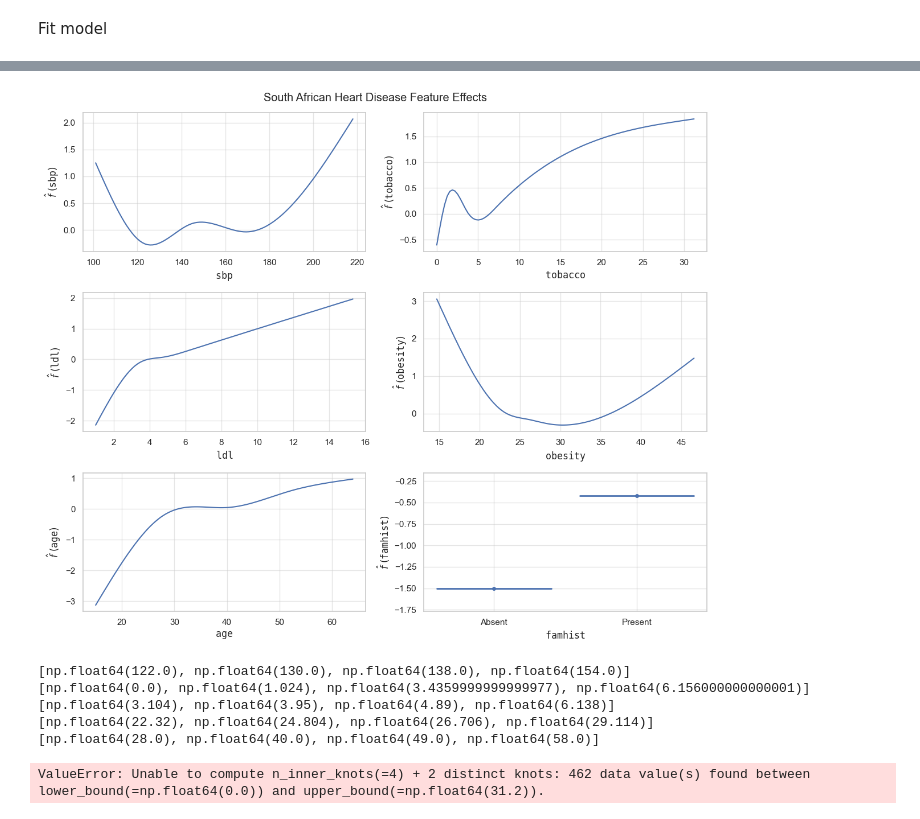
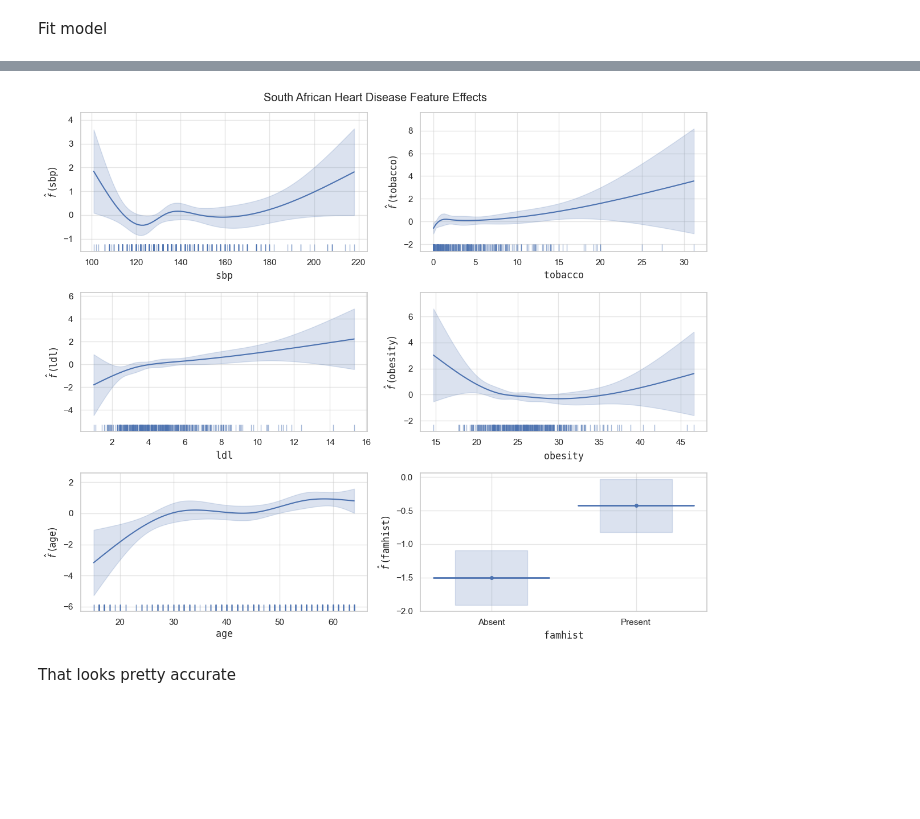
Before and after one commit to chris-leonard/elements-of-statistical-learning, a Jupyter notebook: chapter-8/splines.ipynb, the cells around one changed output, grey strips where cells are left out. Saved outputs shown, nothing was run; the diff lists cells and outputs as text; code cells hidden in the pictures; blank space fills up the shorter version.

Commit message:
add std errs to the south african spline plots

```diff
--- a/chapter-8/splines.ipynb
+++ b/chapter-8/splines.ipynb
@@ -828,5 +663,0 @@ Fit model
-# %%
-y, X = dmatrices("chd ~ " + make_dmatrix_formula(feature_types), heart_data)
-
-log_reg = LogisticRegression(penalty=None, fit_intercept=False, random_state=const.RANDOM_SEED)
-log_reg.fit(X, y)
@@ -993,8 +663,0 @@ plt.plot(x_pred, y_pred, label="sbp")
-# %%
-x = heart_data["sbp"].values
-n_inner_knots = 3
-
-inner_knots_q = np.linspace(0, 100, n_inner_knots + 2)[1:-1]
-# .tolist() is necessary to work around a bug in numpy 1.8
-inner_knots = np.asarray(np.percentile(x, inner_knots_q.tolist()))
-inner_knots
@@ -1283,12 +663,0 @@ class HeartDiseaseModel:
-# %%
-feature_types = {
-    "sbp": "numerical",
-    "tobacco": "numerical",
-    "ldl": "numerical",
-    "obesity": "numerical",
-    "age": "numerical",
-    "famhist": "categorical",
-}
-heart_disease_model = HeartDiseaseModel(feature_types, spline_df=4)
-heart_disease_model.fit(heart_data)
-heart_disease_model.plot_all_feature_effects();
@@ -1297,17 +664,3 @@ heart_disease_model.plot_all_feature_effects();
-# %%
-feature_types = {
-    "sbp": "numerical",
-    "tobacco": "numerical",
-    "ldl": "numerical",
-    "obesity": "numerical",
-    "age": "numerical",
-    "famhist": "categorical",
-}
-heart_disease_model = HeartDiseaseModel(feature_types, spline_df=4)
-heart_disease_model.fit(heart_data)
-heart_disease_model.plot_all_feature_effects();
-# %% [output]
-[figure, removed]
 # %%
 class HeartDiseaseModel:
     """
@@ -1504,19 +897,16 @@ class HeartDiseaseModel:
 # %%
 feature_types = {
     "sbp": "numerical",
     "tobacco": "numerical",
     "ldl": "numerical",
     "obesity": "numerical",
     "age": "numerical",
     "famhist": "categorical",
 }
-heart_disease_model = HeartDiseaseModel(heart_data, feature_types, spline_df=5)
+heart_disease_model = HeartDiseaseModel(heart_data, feature_types)
 heart_disease_model.fit()
 heart_disease_model.plot_all_feature_effects();
 # %% [output]
-[np.float64(122.0), np.float64(130.0), np.float64(138.0), np.float64(154.0)]
-[np.float64(0.0), np.float64(1.024), np.float64(3.4359999999999977), np.float64(6.156000000000001)]
-[np.float64(3.104), np.float64(3.95), np.float64(4.89), np.float64(6.138)]
-[np.float64(22.32), np.float64(24.804), np.float64(26.706), np.float64(29.114)]
-[np.float64(28.0), np.float64(40.0), np.float64(49.0), np.float64(58.0)]
-ValueError: Unable to compute n_inner_knots(=4) + 2 distinct knots: 462 data value(s) found between lower_bound(=np.float64(0.0)) and upper_bound(=np.float64(31.2)).
+[figure, added]
+# %% [markdown]
+That looks pretty accurate
```
Also changed, not shown: parts of 38 cells of this notebook.
